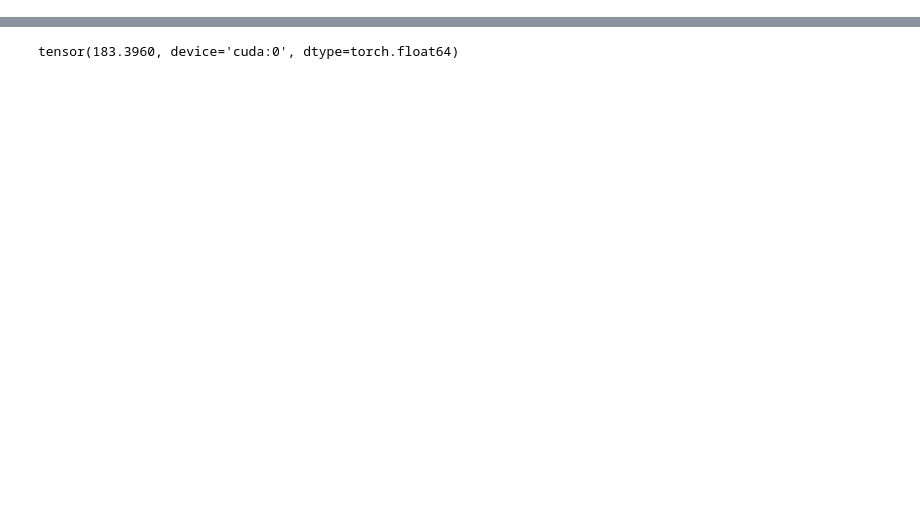
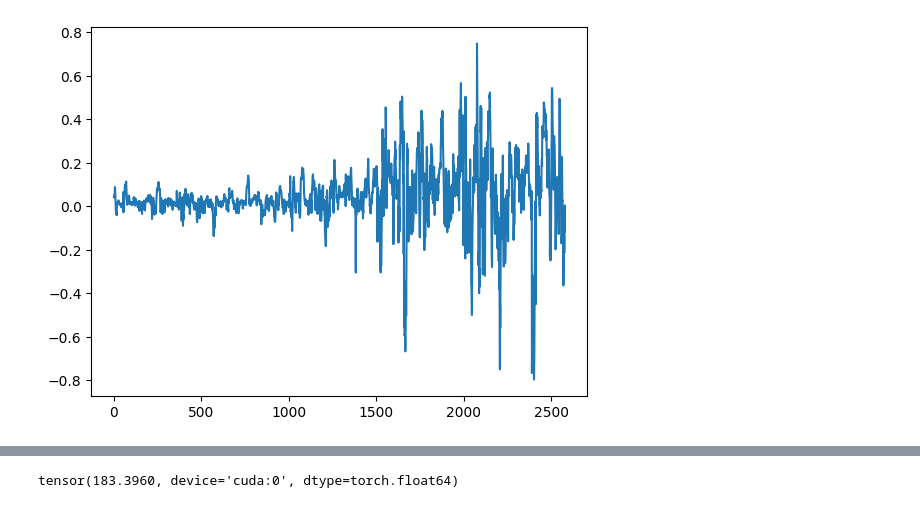
Before and after one commit to hrj04/Project_TS_Generation, a Jupyter notebook: experiments/stock_prediction.ipynb, the cells around one changed output, grey strips where cells are left out. Saved outputs shown, nothing was run; the diff lists cells and outputs as text; code cells hidden in the pictures; blank space fills up the shorter version.

```diff
--- a/experiments/stock_prediction.ipynb
+++ b/experiments/stock_prediction.ipynb
@@ -117,0 +189,6 @@ Test MAPE loss on synthetic data: 0.00096
+# %%
+plt.figure()
+plt.plot(true_y-pred_y_fake, label='Original Data')
+plt.show()
+# %% [output]
+[figure, added]
```
Also changed, not shown: parts of 19 cells of this notebook, 4 other files.
